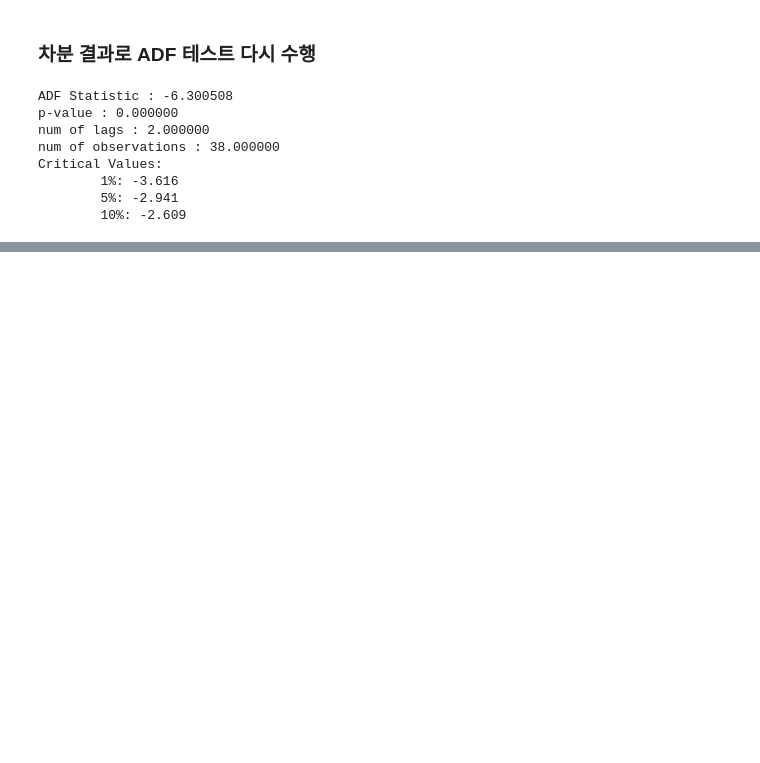
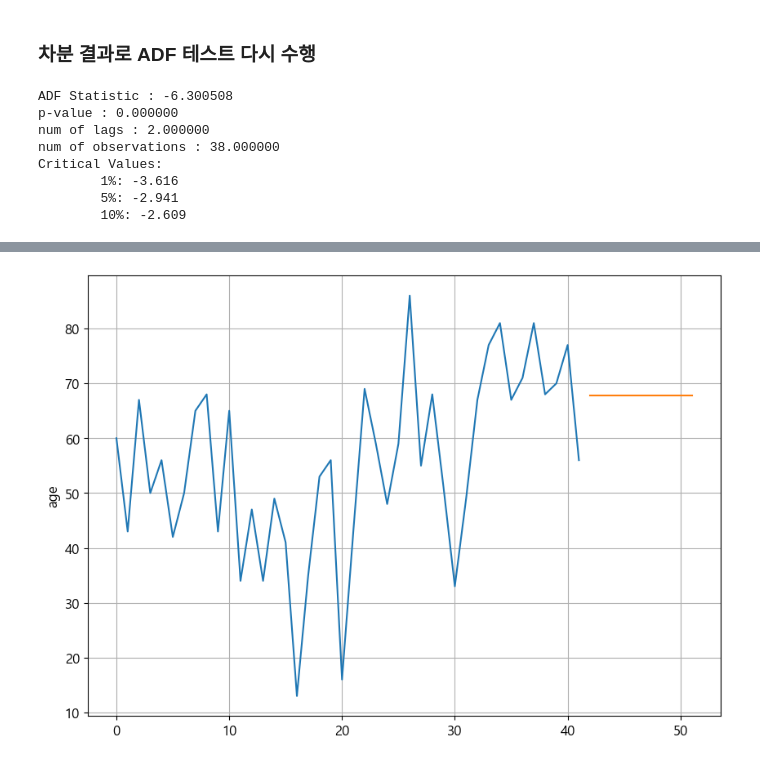
Before and after one commit to Jeeunun/Data_analysis_education_Closed, a Jupyter notebook: data_analysis/E.확증적_데이터_분석/06_시계열분석/03_시계열분석(정석).ipynb, the cells around one changed output, grey strips where cells are left out. Cells and saved outputs as stored; diff of their text form; code cells hidden in the pictures; blank space fills up the shorter version.

```diff
--- a/data_analysis/E.확증적_데이터_분석/06_시계열분석/03_시계열분석(정석).ipynb
+++ b/data_analysis/E.확증적_데이터_분석/06_시계열분석/03_시계열분석(정석).ipynb
@@ -185,0 +247,13 @@ Critical Values:
+# %%
+model = auto_arima(x=df.index,
+                   y=df['age'],
+                   d=1,                         #차분횟수(default=1)
+                   start_p=1,                   #default = 2
+                   max_p=3,                     #default=5
+                   start_q=3,                   #default=2
+                   max_q=3,                     #default=5
+                   seasonal=True,               #계절성을 고려여부(default=True)
+                   trace=True,                  #자동으로 ARIMA 모델을 찾는 과정을 설정
+                   error_action='ignore',       # 에러가 발생하면 무시
+                   suppress_warnings=True       # 경고 무시
+                   )
@@ -185,0 +298,5 @@ Critical Values:
+# %%
+start_index = 0
+end_index = len(df['age']) + 10
+forecast = model.predict(start=start_index, end=end_index)
+forecast
@@ -185,0 +315,9 @@ Critical Values:
+# %%
+plt.figure()
+sb.lineplot(x=df.index, y=df['age'])
+sb.lineplot(x=forecast.index, y=forecast)
+plt.grid()
+plt.show()
+plt.close()
+# %% [output]
+[figure, added]
```
Also changed, not shown: parts of 10 cells of this notebook.
